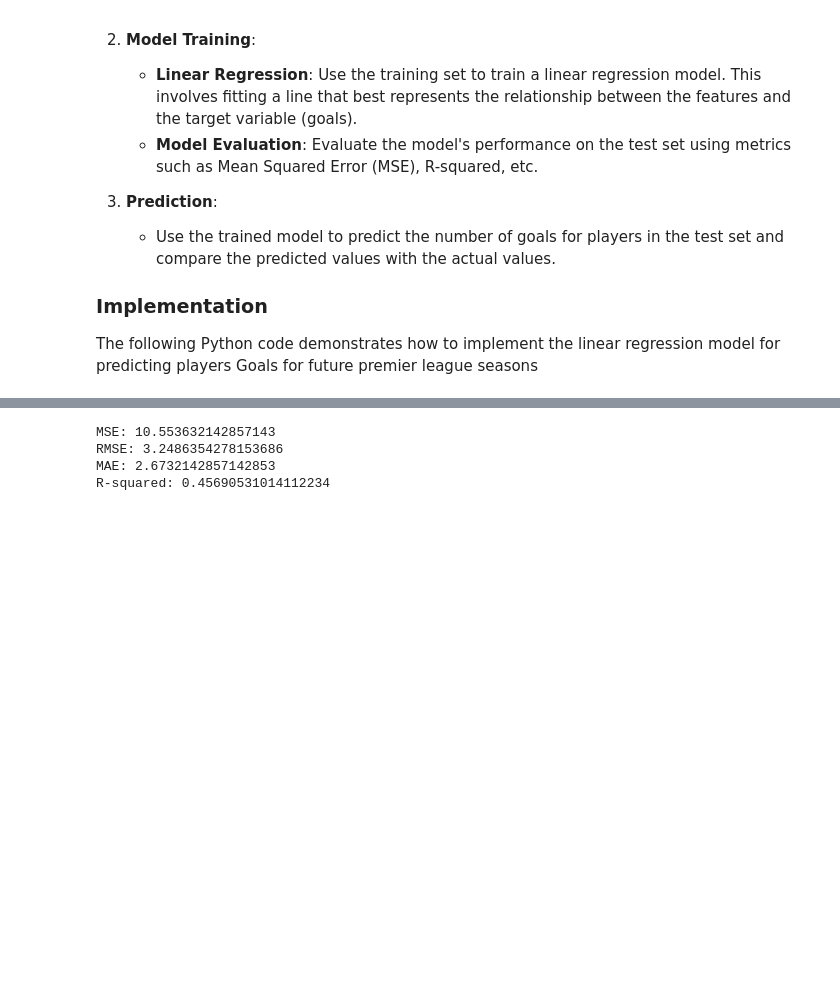
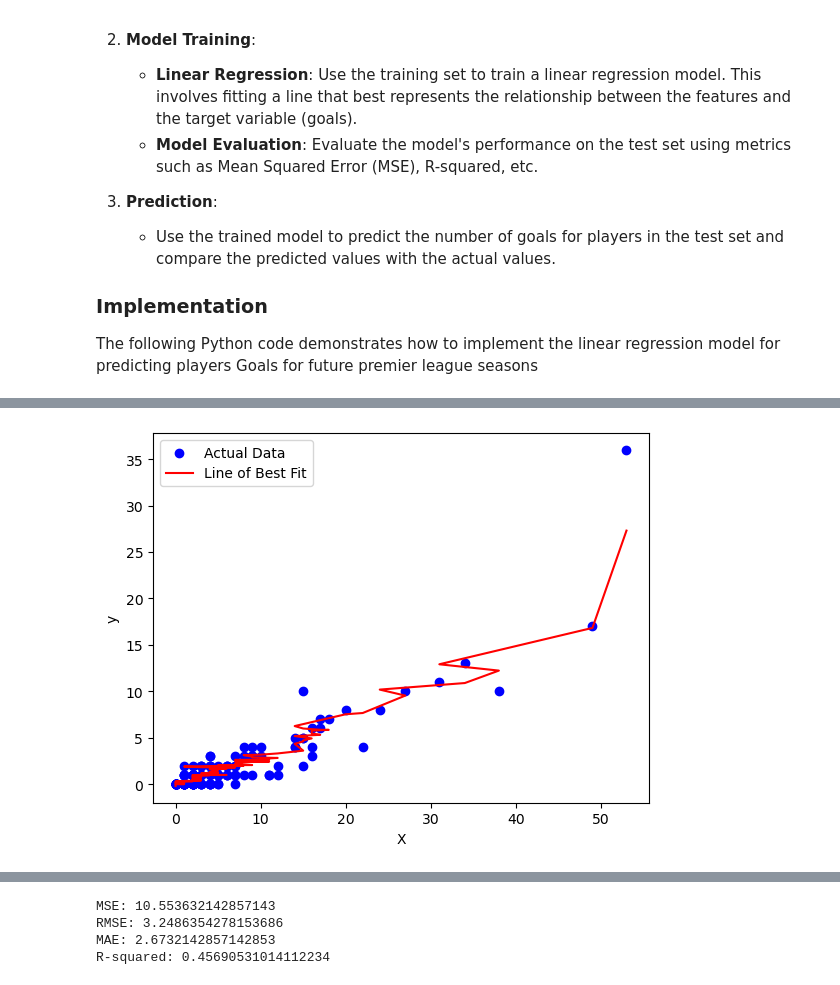
Before and after one commit to cokoli4315/Prem2022-23-data, a Jupyter notebook: Premier_league_top_scorer.ipynb, the cells around one changed output, grey strips where cells are left out. Cells and saved outputs as stored; diff of their text form; code cells hidden in the pictures; blank space fills up the shorter version.

```diff
--- a/Premier_league_top_scorer.ipynb
+++ b/Premier_league_top_scorer.ipynb
@@ -540,3 +553,12 @@ Predictions vs Actual Values:
+# %%
+plt.scatter(results_df['Shot_on_target'], results_df['Actual'], color='blue', label='Actual Data')
+plt.plot(results_df['Shot_on_target'], results_df['Predicted'], color='red', label='Line of Best Fit')
+plt.xlabel('X')
+plt.ylabel('y')
+plt.legend()
+plt.show()
+# %% [output]
+[figure, added]
 # %%
 test_dataset = pd.read_csv('/Users/cokoli1/Desktop/Personal Portfolio/Prem2022-23-data/players/test.csv')
 test_features = ['Tot_Shot','Shot_On_Target','xG','NonPen_xG']
```
Also changed, not shown: parts of 16 cells of this notebook, 2 other files.
